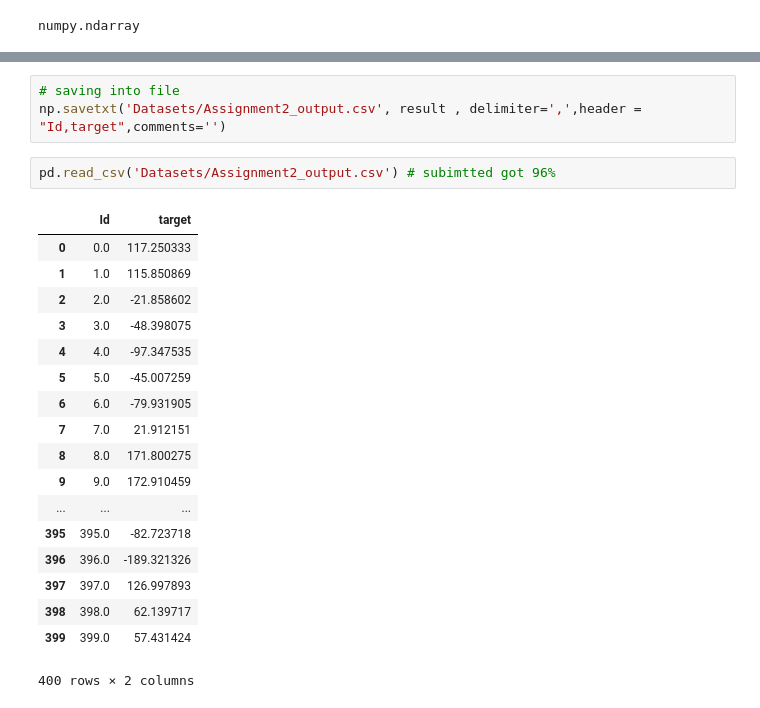
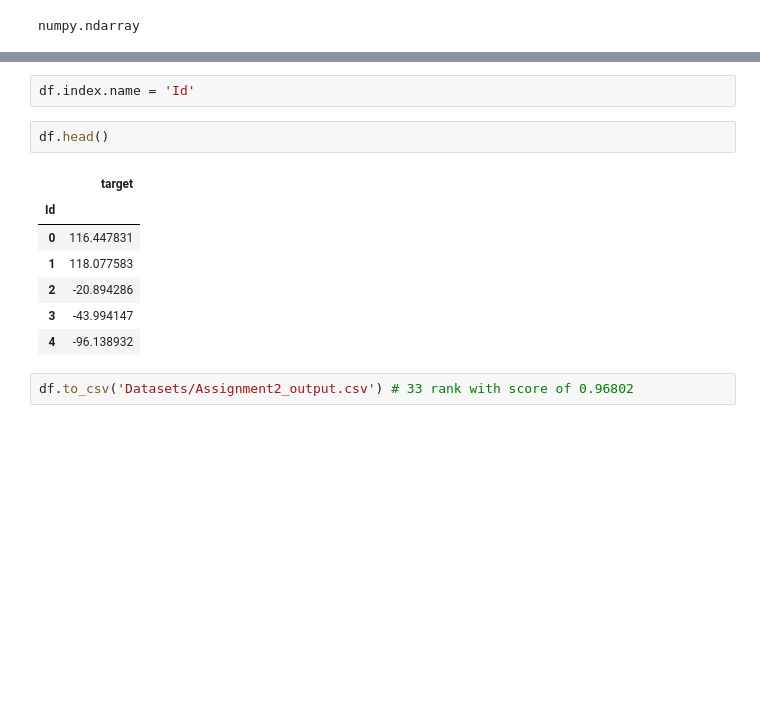
Before and after one commit to jugshaurya/Machine-Learning, a Jupyter notebook: Learn ML/01 - Supervised Learning/1- Regression/Assignment 2 - Air Quality Prediction (Multivariate Regression).ipynb, the cells around one changed output, grey strips where cells are left out. Drawn from its saved outputs; the diff is of its cells as text; blank space fills up the shorter version.

```diff
--- a/Learn ML/01 - Supervised Learning/1- Regression/Assignment 2 - Air Quality Prediction (Multivariate Regression).ipynb
+++ b/Learn ML/01 - Supervised Learning/1- Regression/Assignment 2 - Air Quality Prediction (Multivariate Regression).ipynb
@@ -210,24 +196,14 @@ df.head()
-# %%
-# saving into file
-np.savetxt('Datasets/Assignment2_output.csv', result , delimiter=',',header = "Id,target",comments='')
-# %%
-pd.read_csv('Datasets/Assignment2_output.csv') # subimtted got 96%
-# %% [output]
-|  | Id | target |
-| 0 | 0.0 | 117.250333 |
-| 1 | 1.0 | 115.850869 |
-| 2 | 2.0 | -21.858602 |
-| 3 | 3.0 | -48.398075 |
-| 4 | 4.0 | -97.347535 |
-| 5 | 5.0 | -45.007259 |
-| 6 | 6.0 | -79.931905 |
-| 7 | 7.0 | 21.912151 |
-| 8 | 8.0 | 171.800275 |
-| 9 | 9.0 | 172.910459 |
-| ... | ... | ... |
-| 395 | 395.0 | -82.723718 |
-| 396 | 396.0 | -189.321326 |
-| 397 | 397.0 | 126.997893 |
-| 398 | 398.0 | 62.139717 |
-| 399 | 399.0 | 57.431424 |
-400 rows × 2 columns
+# %%
+df.index.name = 'Id'
+# %%
+df.head()
+# %% [output]
+|  | target |
+| Id |  |
+| 0 | 116.447831 |
+| 1 | 118.077583 |
+| 2 | -20.894286 |
+| 3 | -43.994147 |
+| 4 | -96.138932 |
+# %%
+df.to_csv('Datasets/Assignment2_output.csv') # 33 rank with score of 0.96802
```
Also changed, not shown: parts of 19 cells of this notebook, 2 other files.
